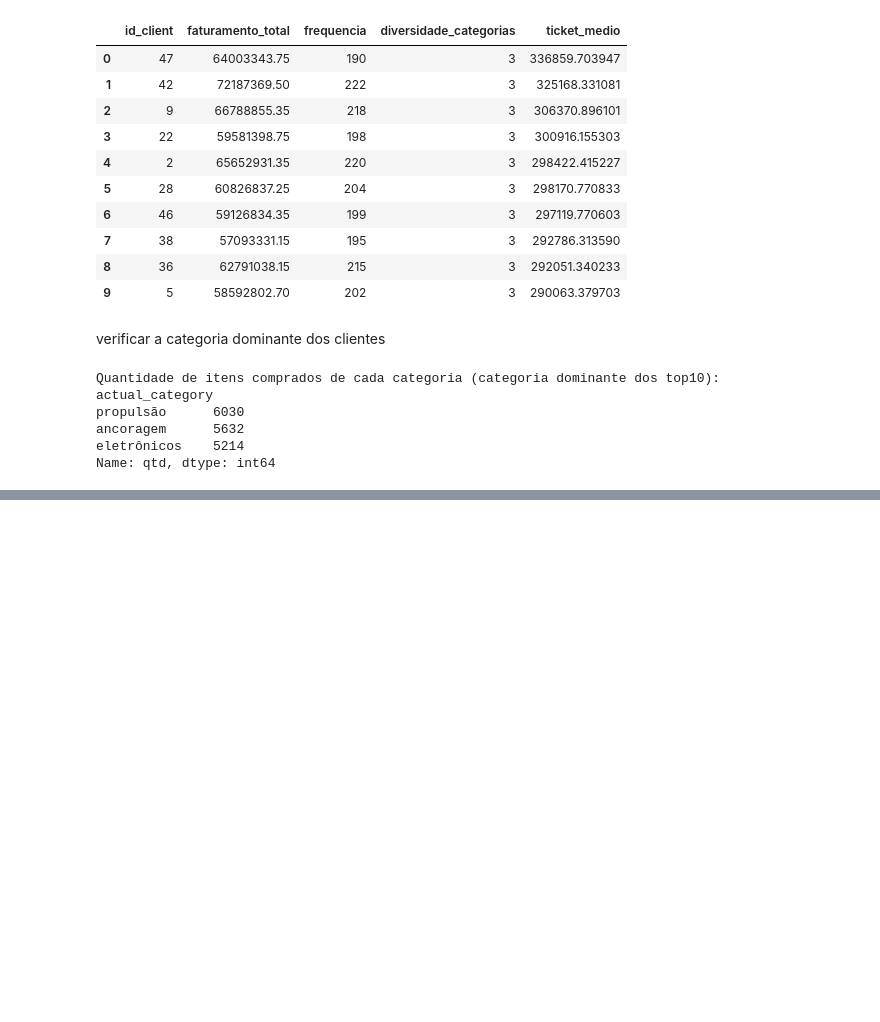
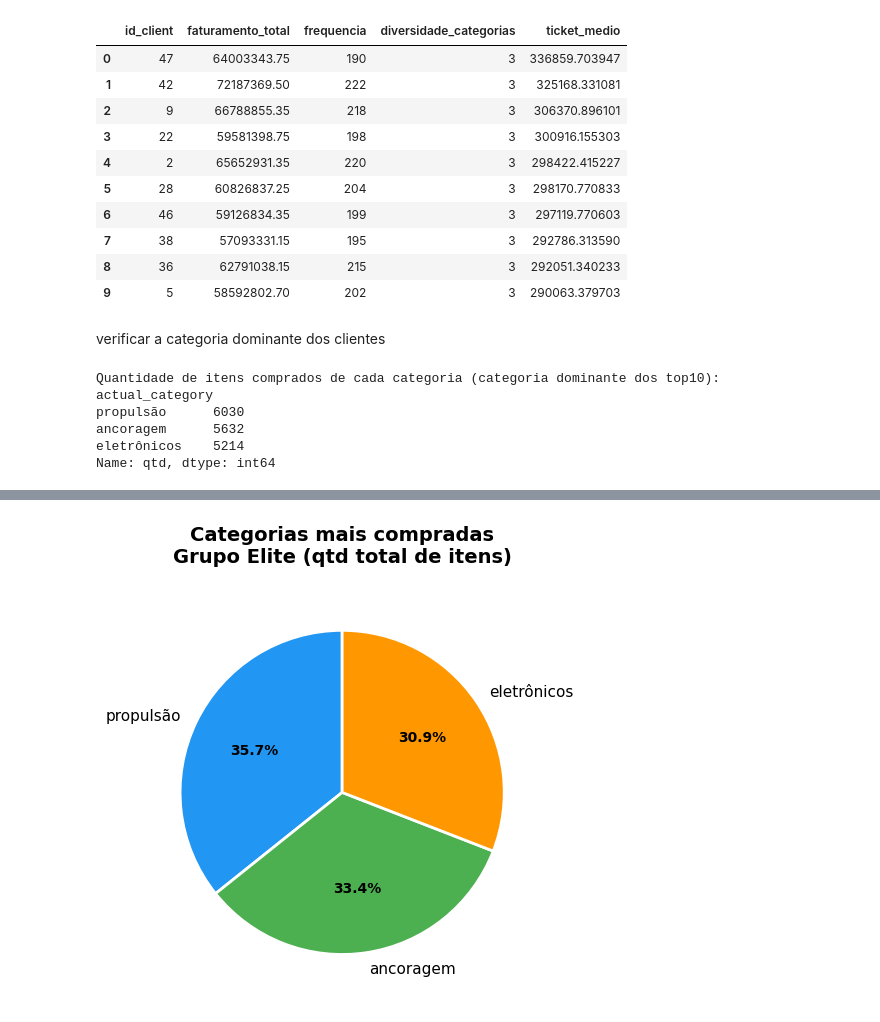
Before and after one commit to gusdiaso/lh_nautical, a Jupyter notebook: notebooks/05_analise_fidelidade.ipynb, the cells around one changed output, grey strips where cells are left out. Drawn from its saved outputs; the diff is of its cells as text; code cells hidden in the pictures; blank space fills up the shorter version.

```diff
--- a/notebooks/05_analise_fidelidade.ipynb
+++ b/notebooks/05_analise_fidelidade.ipynb
@@ -105,0 +170,27 @@ Name: qtd, dtype: int64
+# %%
+
+fig, ax = plt.subplots(figsize=(5,5))
+
+cores_cat = ['#2196F3', '#4CAF50', '#FF9800']
+wedges, texts, autotexts = ax.pie(
+    categoria_dominante.values,
+    labels=categoria_dominante.index,
+    autopct='%1.1f%%',
+    colors=cores_cat[:len(categoria_dominante)],
+    startangle=90,
+    wedgeprops={'edgecolor': 'white', 'linewidth': 2}
+)
+
+for text in texts:
+    text.set_fontsize(11)
+for autotext in autotexts:
+    autotext.set_fontsize(10)
+    autotext.set_fontweight('bold')
+
+ax.set_title('Categorias mais compradas\nGrupo Elite (qtd total de itens)', fontsize=14, fontweight='bold', pad=20)
+
+plt.tight_layout()
+plt.savefig('../reports/categorias_grupo_elite.png', dpi=150, bbox_inches='tight')
+plt.show()
+# %% [output]
+[figure, added]
```
Also changed, not shown: parts of 8 cells of this notebook, 8 other files.
